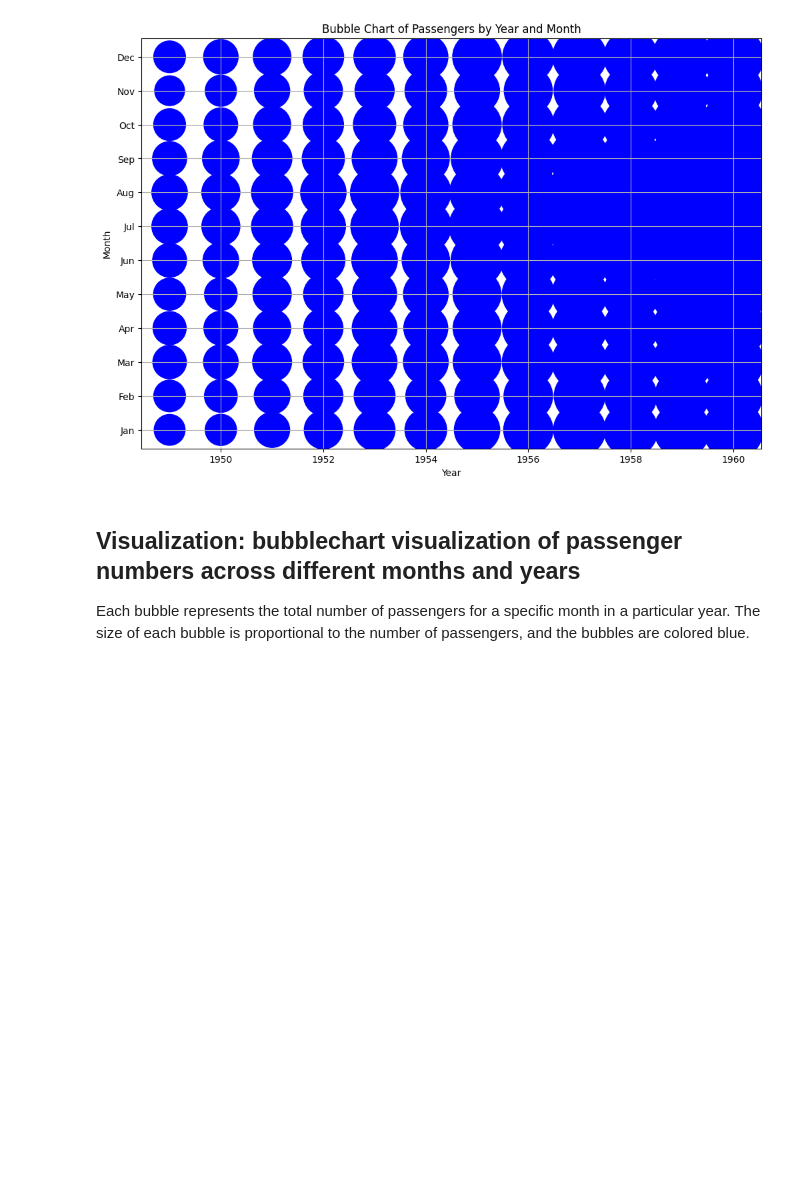
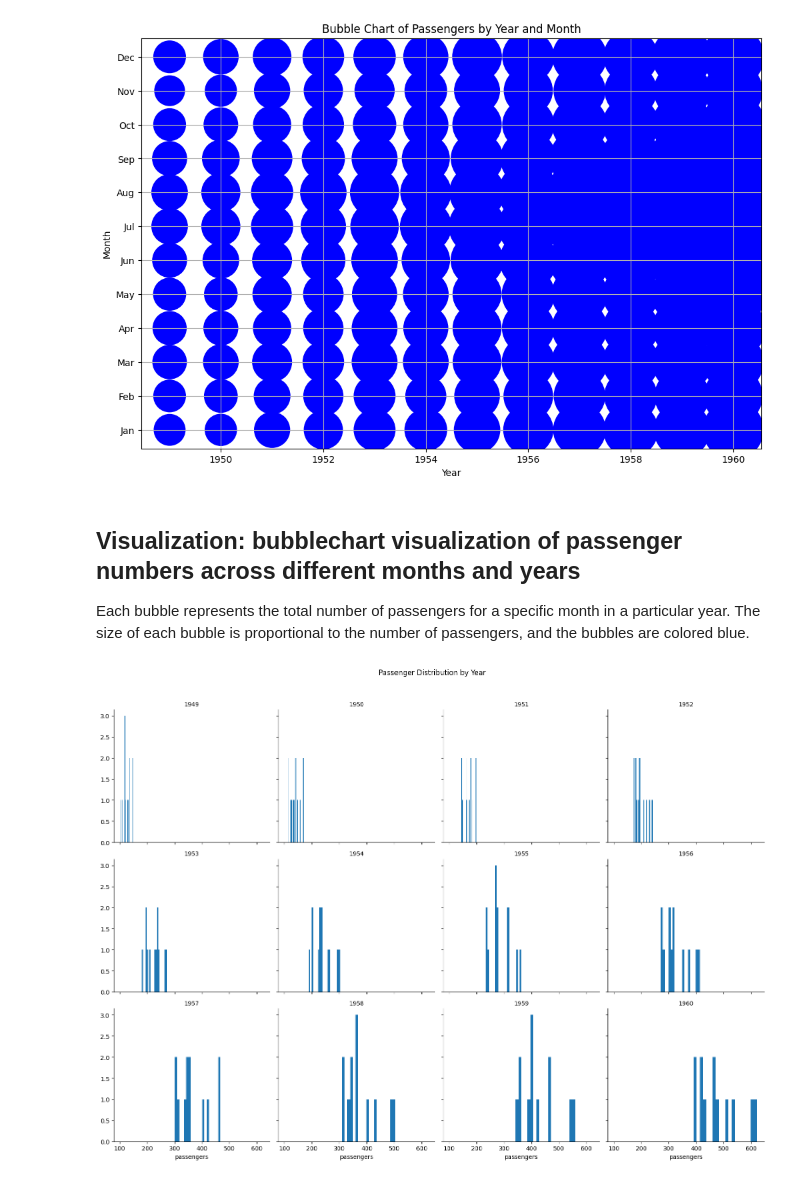
Before and after one commit to drodmay1/datafun-06-eda, a Jupyter notebook: david_eda.ipynb, the cells around one changed output. Saved outputs shown, nothing was run; the diff lists cells and outputs as text; code cells hidden in the pictures; blank space fills up the shorter version.

Commit message:
Scatter Plot Added

```diff
--- a/david_eda.ipynb
+++ b/david_eda.ipynb
@@ -501,3 +501,26 @@ plt.show()
 ## Visualization: bubblechart visualization of passenger numbers across different months and years
 
 Each bubble represents the total number of passengers for a specific month in a particular year. The size of each bubble is proportional to the number of passengers, and the bubbles are colored blue.
+# %%
+## Data analysis, facet grid grids for every year 1949-1960
+
+# Load the flights dataset from seaborn
+flights = sns.load_dataset('flights')
+
+# Create a FacetGrid for each year
+g = sns.FacetGrid(flights, col="year", col_wrap=4, height=4)
+
+# Map a histogram plot onto the grid for each year
+g.map(plt.hist, "passengers", bins=20)
+
+# Set titles for each subplot
+g.set_titles("{col_name}")
+
+# Add overall title
+plt.subplots_adjust(top=0.9)
+g.fig.suptitle('Passenger Distribution by Year')
+
+# Show the plot
+plt.show()
+# %% [output]
+[figure, added]
```
Also changed, not shown: parts of 2 cells of this notebook.
